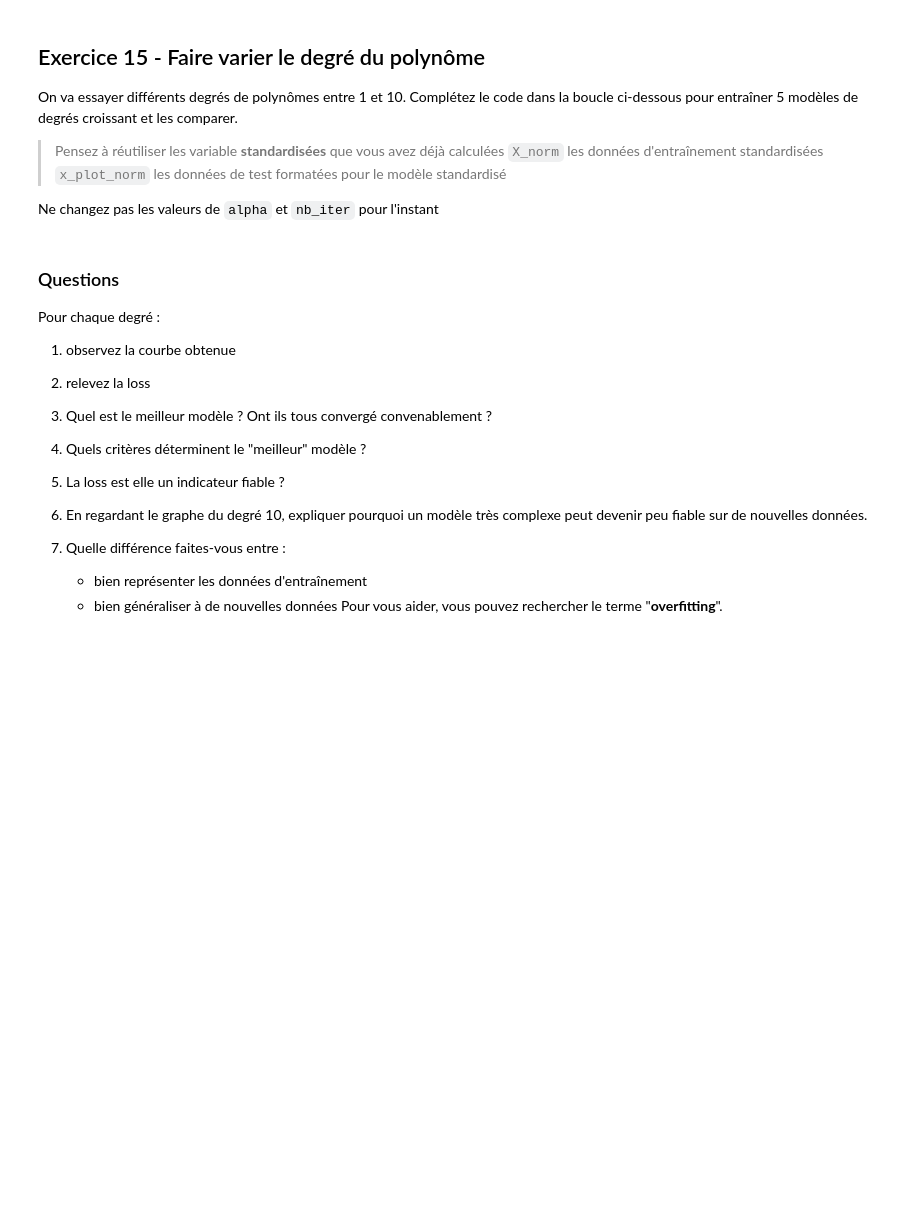
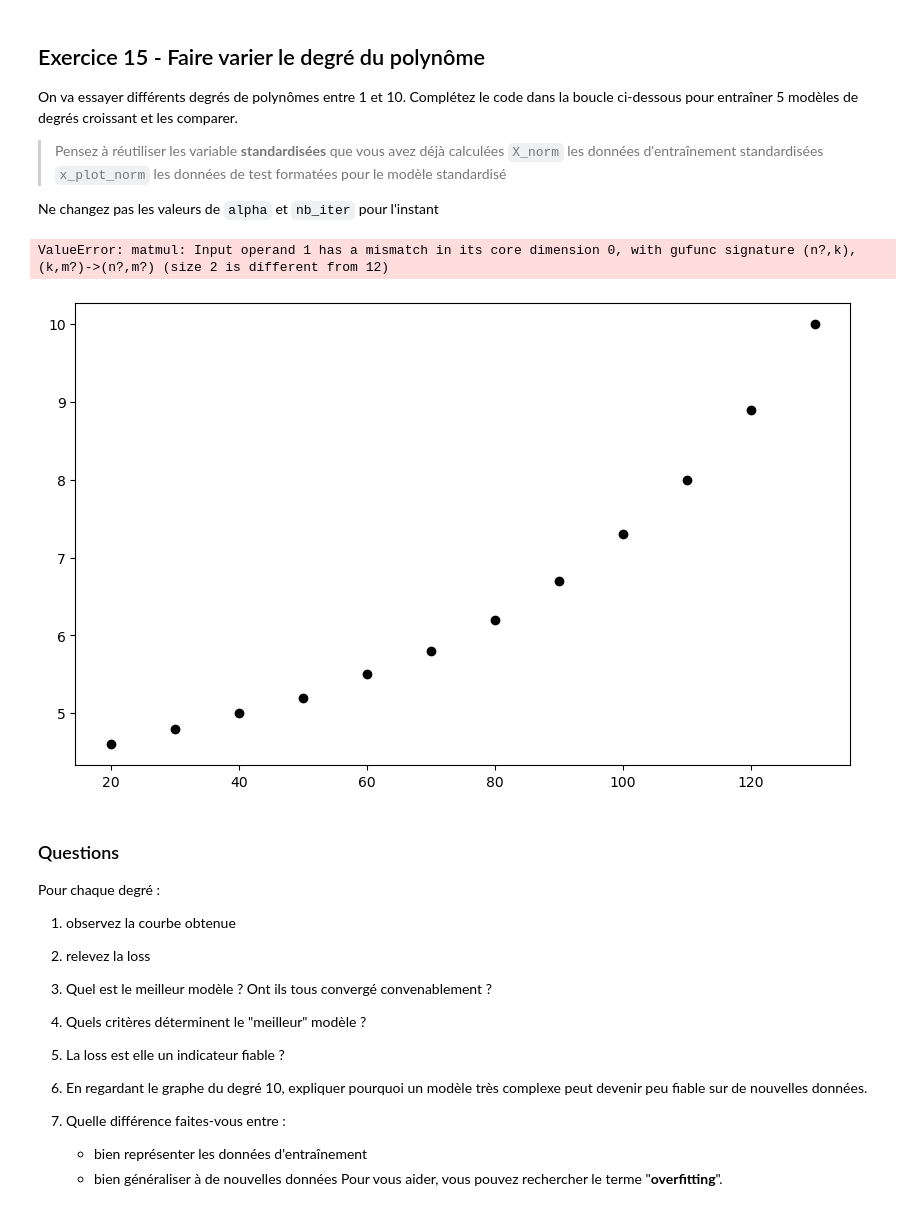
Before and after one commit to eglantinemougin-glitch/Projet-IA-S5, a Jupyter notebook: TD2-regression_polynomiale.ipynb, the cells around one changed output. Drawn from its saved outputs; the diff is of its cells as text; code cells hidden in the pictures; blank space fills up the shorter version.

```diff
--- a/TD2-regression_polynomiale.ipynb
+++ b/TD2-regression_polynomiale.ipynb
@@ -633,9 +633,9 @@ def compute_loss_polynomial(X, y, w, b):
     m = len(y)
 
     # À faire :
-    # y_hat = ...
-    # dist = ...
-    # return ...
+    y_hat = predict_polynomial(X, w, b)
+    dist = y_hat - y
+    return (1/(2*m))*(dist**2).sum()
 # %% [markdown]
 ## Exercice 12 - Gradient générique
 
@@ -682,10 +682,10 @@ def compute_gradients_polynomial(X, y, w, b):
     m = len(y)
 
     # À faire :
-    # y_hat = ...
-    # dist = ...
-    # dw = ...
-    # db = ...
+    y_hat = predict_polynomial(X, w, b)
+    dist = y_hat - y
+    dw = (1/m) * (dist@X)
+    db = (1/m) * dist.sum()
 
     return dw, db
 # %% [markdown]
@@ -716,9 +716,9 @@ def gradient_descent_polynomial(
     for i in range(nb_iter):
 
         # À faire :
-        # dw, db = ...
-        # w = ...
-        # b = ...
+        dw, db = compute_gradients_polynomial(X, y, w, b)
+        w = w - alpha * dw
+        b = b - alpha * db
 
         if i % 50 == 0:
             history.append((
@@ -746,7 +746,7 @@ En exécutant ce code de test, vous retrouvez normalement les mêmes paramètres
 X_norm = (X - X.mean()) / X.std()
 
 # À faire :
-# X_poly = ...
+X_poly = polynomial_features(X_norm, 2)
 
 w, b, history = gradient_descent_polynomial(
     X_poly,
@@ -780,39 +784,42 @@ for degree in degrees:
 
     # À faire :
     # créer la matrice de données d'entraînement
-    # X_poly = ...
+    X_poly = polynomial_features(X_norm, 2)
     # appeler la descente du gradient générique
     w, b, history = gradient_descent_polynomial(
         X_poly,
         y,
         alpha=0.0005,
         nb_iter=60000
     )
     # À faire :
     # créer la matrice de données de test
-    # X_plot_poly = ...
+    X_plot_poly = polynomial_features(X_norm, degree)
     # calculer les prédictions du modèle pour les données de test
-    # y_plot = ...
+    y_plot = predict_polynomial(X_plot_poly, w, b)
 
 
     plt.plot(
         x_plot,
         y_plot,
         label=f"degré {degree}"
     )
 
     # affichage de la loss finale du modèle
     print(
         f"Degré {degree} - loss : "
-        f"{history_degree[-1][1]:.5f}"
+        f"{history[-1][1]:.5f}"
     )
 
 plt.xlabel("Vitesse (km/h)")
 plt.ylabel("Consommation (L/100 km)")
 plt.title("Influence du degré du polynôme")
 plt.legend()
 plt.grid(alpha=0.2)
 plt.show()
+# %% [output]
+ValueError: matmul: Input operand 1 has a mismatch in its core dimension 0, with gufunc signature (n?,k),(k,m?)->(n?,m?) (size 2 is different from 12)
+[figure, added]
 # %% [markdown]
 ### Questions
 Pour chaque degré :
```
Also changed, not shown: parts of 6 cells of this notebook.
